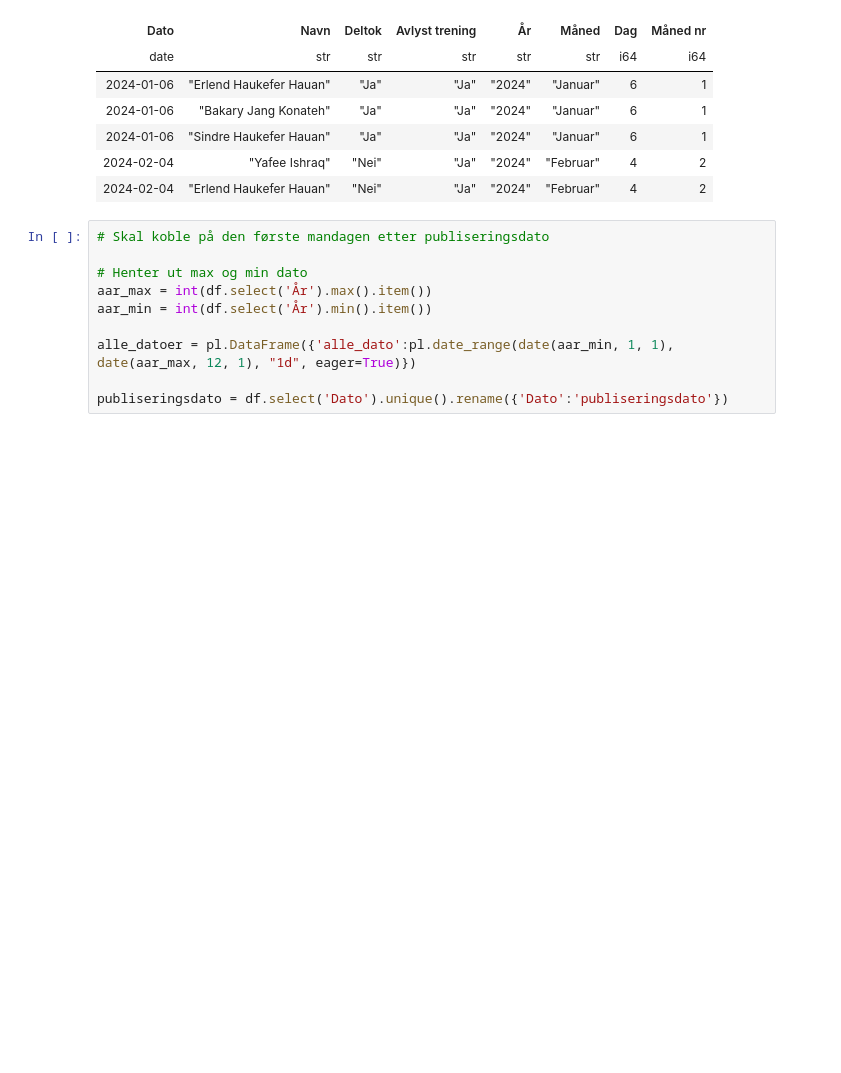
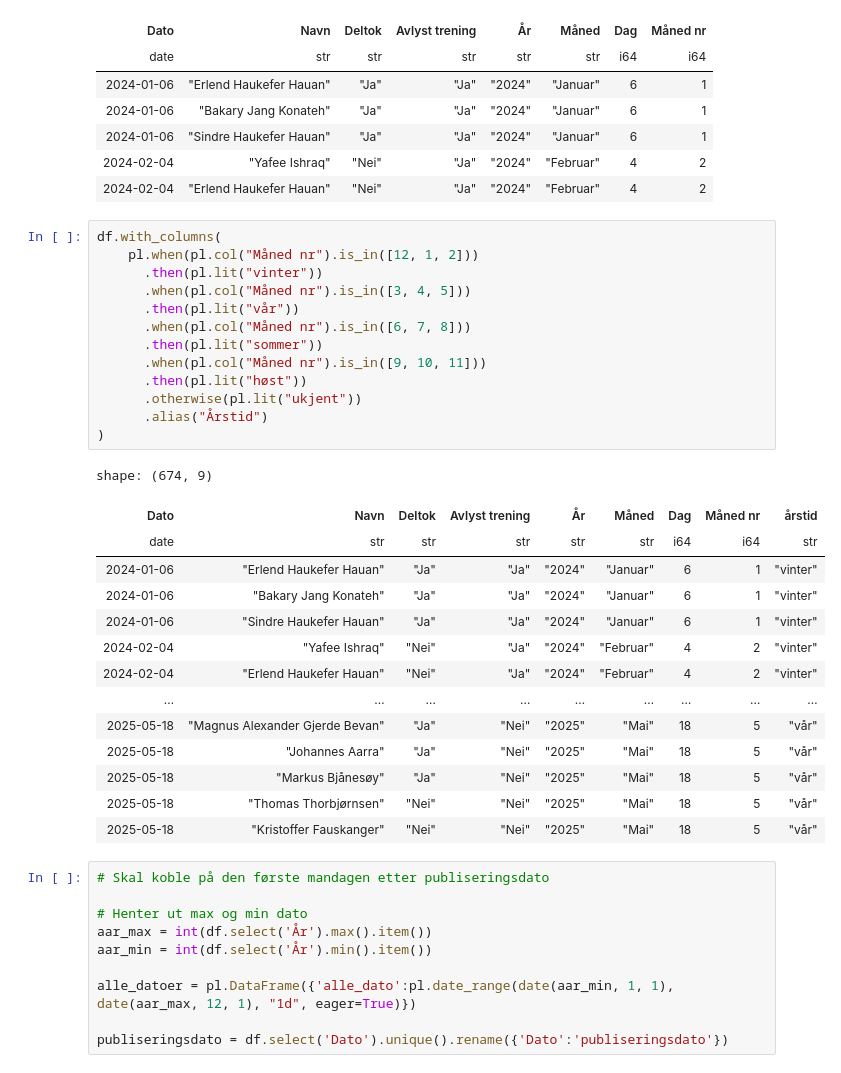
Before and after one commit to PolarsDude/treningsstatistikk-, a Jupyter notebook: test_fil.ipynb, the cells around one changed output. Cells and saved outputs as stored; diff of their text form; blank space fills up the shorter version.

```diff
--- a/test_fil.ipynb
+++ b/test_fil.ipynb
@@ -23,6 +23,34 @@ shape: (5, 8)
 | 2024-01-06 | "Sindre Haukefer Hauan" | "Ja" | "Ja" | "2024" | "Januar" | 6 | 1 |
 | 2024-02-04 | "Yafee Ishraq" | "Nei" | "Ja" | "2024" | "Februar" | 4 | 2 |
 | 2024-02-04 | "Erlend Haukefer Hauan" | "Nei" | "Ja" | "2024" | "Februar" | 4 | 2 |
+# %%
+df.with_columns(
+    pl.when(pl.col("Måned nr").is_in([12, 1, 2]))
+      .then(pl.lit("vinter"))
+      .when(pl.col("Måned nr").is_in([3, 4, 5]))
+      .then(pl.lit("vår"))
+      .when(pl.col("Måned nr").is_in([6, 7, 8]))
+      .then(pl.lit("sommer"))
+      .when(pl.col("Måned nr").is_in([9, 10, 11]))
+      .then(pl.lit("høst"))
+      .otherwise(pl.lit("ukjent"))
+      .alias("Årstid")
+)
+# %% [output]
+shape: (674, 9)
+| Dato | Navn | Deltok | Avlyst trening | År | Måned | Dag | Måned nr | årstid |
+| date | str | str | str | str | str | i64 | i64 | str |
+| 2024-01-06 | "Erlend Haukefer Hauan" | "Ja" | "Ja" | "2024" | "Januar" | 6 | 1 | "vinter" |
+| 2024-01-06 | "Bakary Jang Konateh" | "Ja" | "Ja" | "2024" | "Januar" | 6 | 1 | "vinter" |
+| 2024-01-06 | "Sindre Haukefer Hauan" | "Ja" | "Ja" | "2024" | "Januar" | 6 | 1 | "vinter" |
+| 2024-02-04 | "Yafee Ishraq" | "Nei" | "Ja" | "2024" | "Februar" | 4 | 2 | "vinter" |
+| 2024-02-04 | "Erlend Haukefer Hauan" | "Nei" | "Ja" | "2024" | "Februar" | 4 | 2 | "vinter" |
+| … | … | … | … | … | … | … | … | … |
+| 2025-05-18 | "Magnus Alexander Gjerde Bevan" | "Ja" | "Nei" | "2025" | "Mai" | 18 | 5 | "vår" |
+| 2025-05-18 | "Johannes Aarra" | "Ja" | "Nei" | "2025" | "Mai" | 18 | 5 | "vår" |
+| 2025-05-18 | "Markus Bjånesøy" | "Ja" | "Nei" | "2025" | "Mai" | 18 | 5 | "vår" |
+| 2025-05-18 | "Thomas Thorbjørnsen" | "Nei" | "Nei" | "2025" | "Mai" | 18 | 5 | "vår" |
+| 2025-05-18 | "Kristoffer Fauskanger" | "Nei" | "Nei" | "2025" | "Mai" | 18 | 5 | "vår" |
 # %%
 # Skal koble på den første mandagen etter publiseringsdato
 
```
Also changed, not shown: parts of 1 cell of this notebook, 1 other file.
